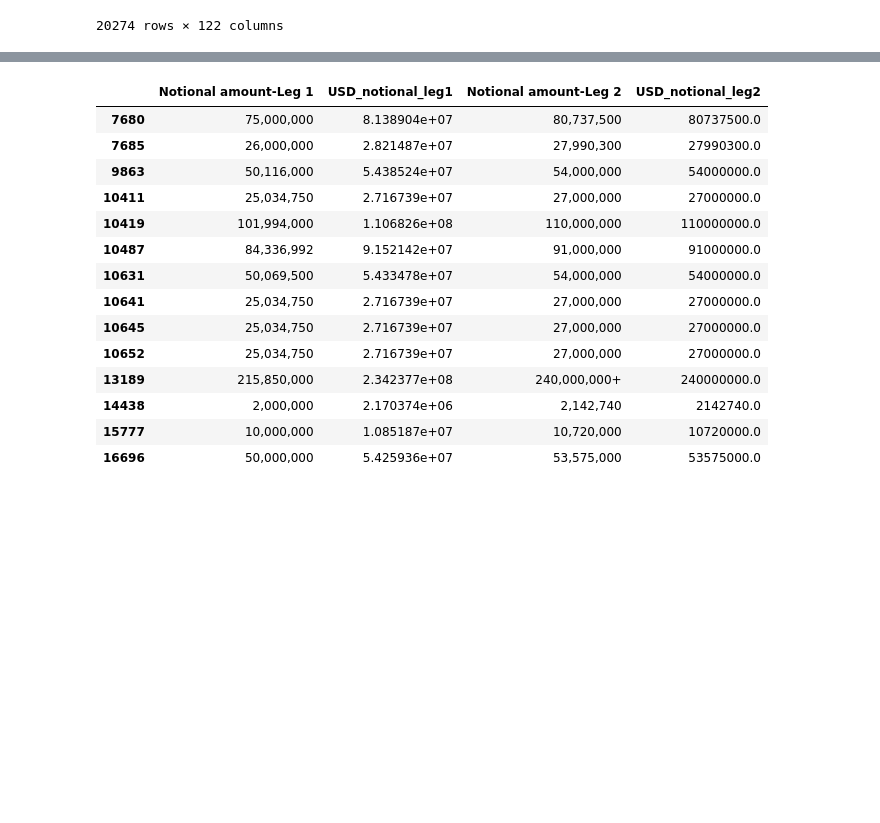
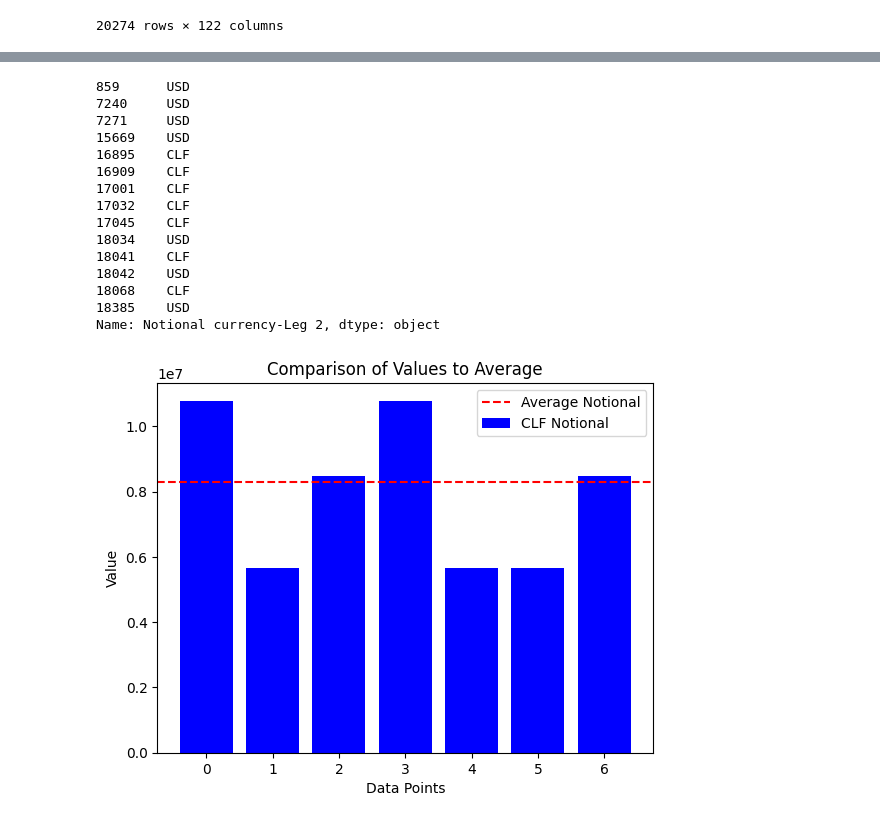
Before and after one commit to Mehedi24434/sdrpy, a Jupyter notebook: test.ipynb, the cells around one changed output, grey strips where cells are left out. Saved outputs shown, nothing was run; the diff lists cells and outputs as text; code cells hidden in the pictures; blank space fills up the shorter version.

Commit message:
notional's comparison with average done, minimum notional req. done

```diff
--- a/test.ipynb
+++ b/test.ipynb
@@ -45,18 +58,23 @@ InterestRate:CrossCurrency:Basis
 # %%
-df1[["Notional amount-Leg 1","USD_notional_leg1","Notional amount-Leg 2","USD_notional_leg2"]]
+df1["Notional currency-Leg 2"]
 # %% [output]
-|  | Notional amount-Leg 1 | USD_notional_leg1 | Notional amount-Leg 2 | USD_notional_leg2 |
-| 7680 | 75,000,000 | 8.138904e+07 | 80,737,500 | 80737500.0 |
-| 7685 | 26,000,000 | 2.821487e+07 | 27,990,300 | 27990300.0 |
-| 9863 | 50,116,000 | 5.438524e+07 | 54,000,000 | 54000000.0 |
-| 10411 | 25,034,750 | 2.716739e+07 | 27,000,000 | 27000000.0 |
-| 10419 | 101,994,000 | 1.106826e+08 | 110,000,000 | 110000000.0 |
-| 10487 | 84,336,992 | 9.152142e+07 | 91,000,000 | 91000000.0 |
-| 10631 | 50,069,500 | 5.433478e+07 | 54,000,000 | 54000000.0 |
-| 10641 | 25,034,750 | 2.716739e+07 | 27,000,000 | 27000000.0 |
-| 10645 | 25,034,750 | 2.716739e+07 | 27,000,000 | 27000000.0 |
-| 10652 | 25,034,750 | 2.716739e+07 | 27,000,000 | 27000000.0 |
-| 13189 | 215,850,000 | 2.342377e+08 | 240,000,000+ | 240000000.0 |
-| 14438 | 2,000,000 | 2.170374e+06 | 2,142,740 | 2142740.0 |
-| 15777 | 10,000,000 | 1.085187e+07 | 10,720,000 | 10720000.0 |
-| 16696 | 50,000,000 | 5.425936e+07 | 53,575,000 | 53575000.0 |
+859      USD
+7240     USD
+7271     USD
+15669    USD
+16895    CLF
+16909    CLF
+17001    CLF
+17032    CLF
+17045    CLF
+18034    USD
+18041    CLF
+18042    USD
+18068    CLF
+18385    USD
+Name: Notional currency-Leg 2, dtype: object
+# %%
+from sdrpy.filters.filter_functions import plot_notional_comparison
+plot_notional_comparison(df1,"CLF")
+# %% [output]
+[figure, added]
```
Also changed, not shown: parts of 1 cell of this notebook, 2 other files.
